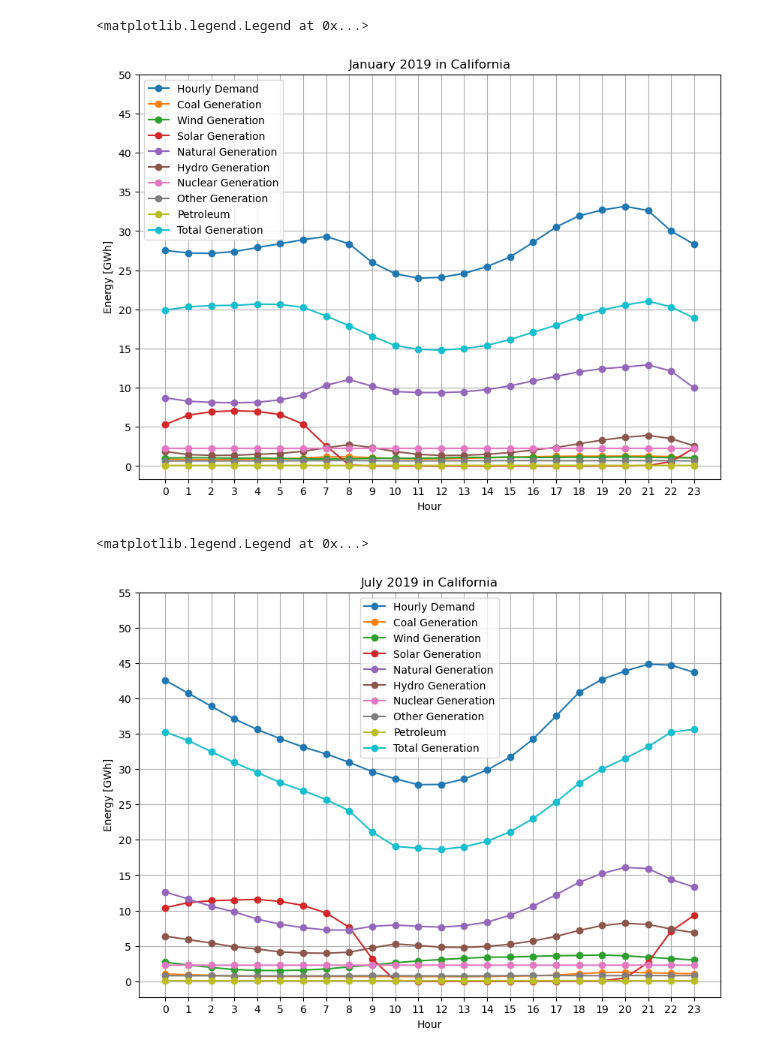
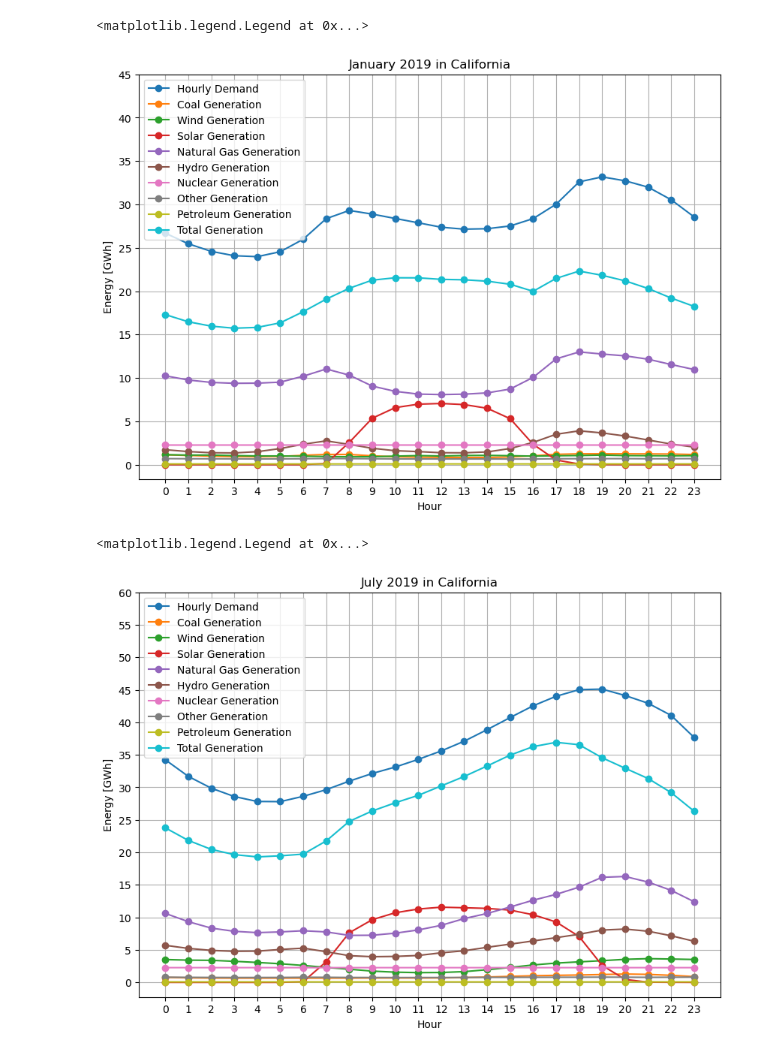
Before and after one commit to jubileea/RenewableEnergyIntro, a Jupyter notebook: mae119hw2.ipynb, the cells around one changed output. Saved outputs shown, nothing was run; the diff lists cells and outputs as text; code cells hidden in the pictures.

```diff
--- a/mae119hw2.ipynb
+++ b/mae119hw2.ipynb
@@ -128,14 +133,16 @@ from datetime import datetime
 Ca = pd.read_csv('all_california_data.csv') #CA data
 Te = pd.read_csv('all_texas_data.csv') #Texas data
 
-Ca['time'] = pd.to_datetime(Ca['time'], format='mixed')
-#January
-start_date = '01/01/2019'
-end_date = '02/01/2019'
+Ca['time'] = pd.to_datetime(Ca['time'])
+
+#January in California
+start_date =  datetime.strptime("2019-01-01 00:00:00 -0800", "%Y-%m-%d %H:%M:%S %z")
+end_date =  datetime.strptime("2019-02-01 00:00:00 -0800", "%Y-%m-%d %H:%M:%S %z")
+
 CaJulTime = Ca[(Ca['time'] >= start_date) & (Ca['time'] < end_date)]
-#print(CaJulTime)
+CaJulTime = CaJulTime.iloc[::-1]
 
-##Hourly Demand
+#Hourly Demand
 avgHourlyDemand = np.mean(np.array(CaJulTime['ca_demand']).reshape(31, 24), axis=0)
 
 #Hourly Energy Generation per Source
@@ -156,7 +163,7 @@ CaJulHydro = CaJulTime['ca_hydro_gen']
 CaJulNuclear = CaJulTime['ca_nuclear_gen']
 CaJulOther = CaJulTime['ca_other_gen']
 CaJulPetrol = CaJulTime['ca_petroluem']
-totalGen = CaJulWind + CaJulSolar + CaJulNatural + CaJulHydro + CaJulNuclear + CaJulOther + CaJulPetrol
+totalGen = CaJulTime['ca_coal_gen'] + CaJulWind + CaJulSolar + CaJulNatural + CaJulHydro + CaJulNuclear + CaJulOther + CaJulPetrol
 #print(totalGen)
 totalGenArr = np.mean(np.array(totalGen).reshape(31, 24), axis=0)
 
@@ -165,22 +172,22 @@ plt.plot(range(24), avgHourlyDemand*1e-3, marker='o', linestyle='-',label='Hourl
 plt.plot(range(24), avgCoal*1e-3, marker='o', linestyle='-',label='Coal Generation')
 plt.plot(range(24), ca_wind_gen*1e-3, marker='o', linestyle='-',label='Wind Generation')
 plt.plot(range(24), ca_solar_gen*1e-3, marker='o', linestyle='-',label='Solar Generation')
-plt.plot(range(24), ca_natural_gen*1e-3, marker='o', linestyle='-',label='Natural Generation')
+plt.plot(range(24), ca_natural_gen*1e-3, marker='o', linestyle='-',label='Natural Gas Generation')
 plt.plot(range(24), ca_hydro_gen*1e-3, marker='o', linestyle='-',label='Hydro Generation')
 plt.plot(range(24), ca_nuclear_gen*1e-3, marker='o', linestyle='-',label='Nuclear Generation')
 plt.plot(range(24), ca_other_gen*1e-3, marker='o', linestyle='-',label='Other Generation')
-plt.plot(range(24), ca_petroluem*1e-3, marker='o', linestyle='-',label='Petroleum')
+plt.plot(range(24), ca_petroluem*1e-3, marker='o', linestyle='-',label='Petroleum Generation')
 plt.plot(range(24), totalGenArr*1e-3, marker='o', linestyle='-',label='Total Generation')
 plt.title('January 2019 in California')
 plt.xlabel('Hour')
 plt.ylabel('Energy [GWh]')
 plt.xticks(range(24))
-plt.yticks(range(0, 55, 5 ))
+plt.yticks(range(0, 50, 5 ))
 plt.grid(True)
 plt.legend()
 # %% [output]
 <matplotlib.legend.Legend at 0x...>
-[figure, old version]
+[figure, new version]
 # %%
 import pandas as pd
 import numpy as np
@@ -191,14 +198,16 @@ from datetime import datetime
 Ca = pd.read_csv('all_california_data.csv') #CA data
 Te = pd.read_csv('all_texas_data.csv') #Texas data
 
-Ca['time'] = pd.to_datetime(Ca['time'], format='mixed')
-#July
-start_date = '07/01/2019'
-end_date = '08/01/2019'
+Ca['time'] = pd.to_datetime(Ca['time'])
+
+#July in California
+start_date =  datetime.strptime("2019-07-01 00:00:00 -0700", "%Y-%m-%d %H:%M:%S %z")
+end_date =  datetime.strptime("2019-08-01 00:00:00 -0700", "%Y-%m-%d %H:%M:%S %z")
+
 CaJulTime = Ca[(Ca['time'] >= start_date) & (Ca['time'] < end_date)]
-#print(CaJulTime)
+CaJulTime = CaJulTime.iloc[::-1]
 
-##Hourly Demand
+#Hourly Demand
 avgHourlyDemand = np.mean(np.array(CaJulTime['ca_demand']).reshape(31, 24), axis=0)
 
 #Hourly Energy Generation per Source
@@ -211,36 +220,35 @@ ca_nuclear_gen = np.mean(np.array(CaJulTime['ca_nuclear_gen']).reshape(31, 24),
 ca_other_gen = np.mean(np.array(CaJulTime['ca_other_gen']).reshape(31, 24), axis=0)
 ca_petroluem = np.mean(np.array(CaJulTime['ca_petroluem']).reshape(31, 24), axis=0)
 
 #Total Energy Generation
 CaJulWind = CaJulTime['ca_wind_gen']
 CaJulSolar = CaJulTime['ca_solar_gen']
 CaJulNatural = CaJulTime['ca_natural_gen']
 CaJulHydro = CaJulTime['ca_hydro_gen']
 CaJulNuclear = CaJulTime['ca_nuclear_gen']
 CaJulOther = CaJulTime['ca_other_gen']
 CaJulPetrol = CaJulTime['ca_petroluem']
-totalGen = CaJulWind + CaJulSolar + CaJulNatural + CaJulHydro + CaJulNuclear + CaJulOther + CaJulPetrol
-#print(totalGen)
+totalGen = CaJulTime['ca_coal_gen'] + CaJulWind + CaJulSolar + CaJulNatural + CaJulHydro + CaJulNuclear + CaJulOther + CaJulPetrol
 totalGenArr = np.mean(np.array(totalGen).reshape(31, 24), axis=0)
 
 plt.figure(figsize=(10, 7))
 plt.plot(range(24), avgHourlyDemand*1e-3, marker='o', linestyle='-',label='Hourly Demand')
 plt.plot(range(24), avgCoal*1e-3, marker='o', linestyle='-',label='Coal Generation')
 plt.plot(range(24), ca_wind_gen*1e-3, marker='o', linestyle='-',label='Wind Generation')
 plt.plot(range(24), ca_solar_gen*1e-3, marker='o', linestyle='-',label='Solar Generation')
-plt.plot(range(24), ca_natural_gen*1e-3, marker='o', linestyle='-',label='Natural Generation')
+plt.plot(range(24), ca_natural_gen*1e-3, marker='o', linestyle='-',label='Natural Gas Generation')
 plt.plot(range(24), ca_hydro_gen*1e-3, marker='o', linestyle='-',label='Hydro Generation')
 plt.plot(range(24), ca_nuclear_gen*1e-3, marker='o', linestyle='-',label='Nuclear Generation')
 plt.plot(range(24), ca_other_gen*1e-3, marker='o', linestyle='-',label='Other Generation')
-plt.plot(range(24), ca_petroluem*1e-3, marker='o', linestyle='-',label='Petroleum')
+plt.plot(range(24), ca_petroluem*1e-3, marker='o', linestyle='-',label='Petroleum Generation')
 plt.plot(range(24), totalGenArr*1e-3, marker='o', linestyle='-',label='Total Generation')
 plt.title('July 2019 in California')
 plt.xlabel('Hour')
 plt.ylabel('Energy [GWh]')
 plt.xticks(range(24))
-plt.yticks(range(0, 60, 5 ))
+plt.yticks(range(0, 65, 5 ))
 plt.grid(True)
 plt.legend()
 # %% [output]
 <matplotlib.legend.Legend at 0x...>
-[figure, old version]
+[figure, new version]
```
Also changed, not shown: parts of 3 cells of this notebook.
